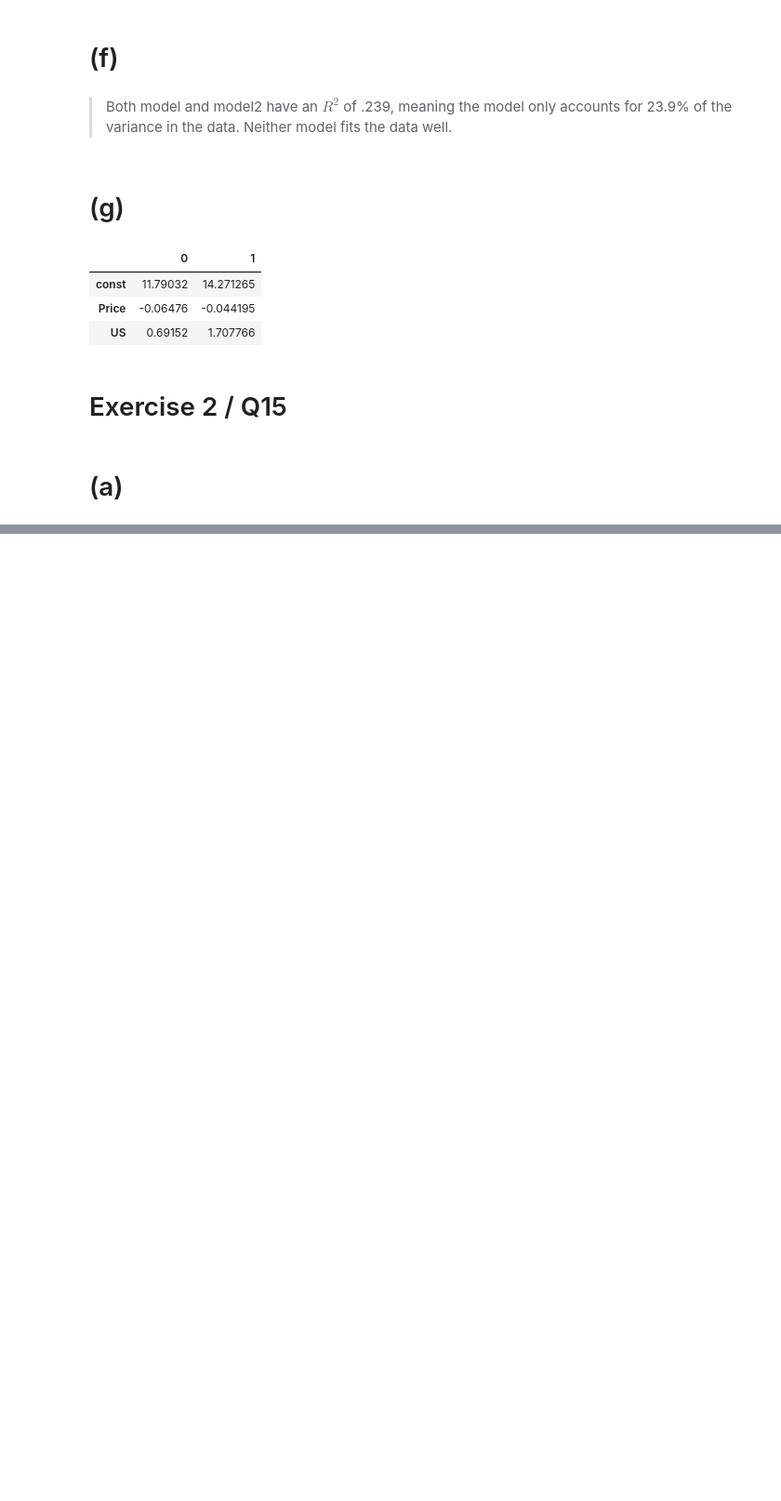
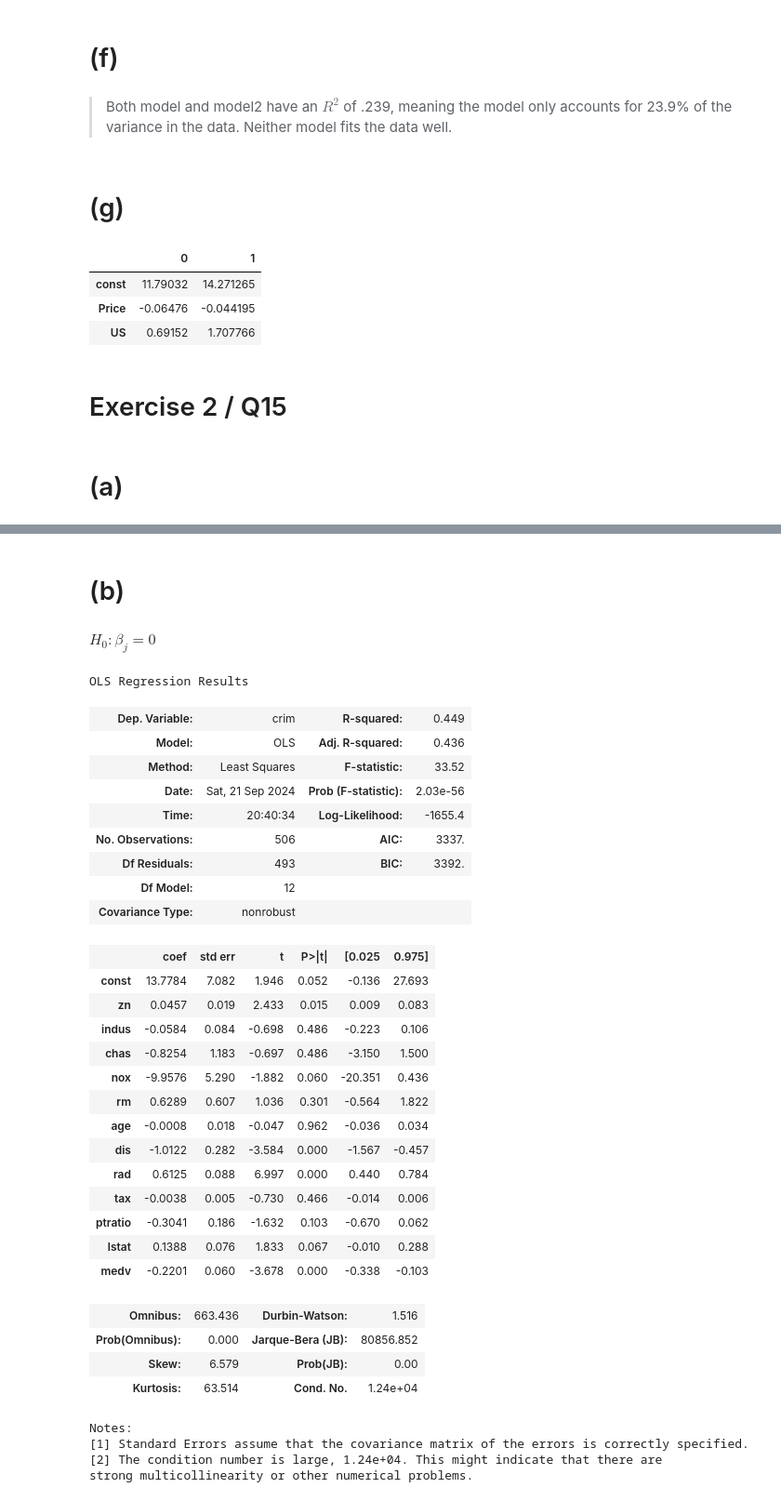
Before and after one commit to woooocoder/machine-learning, a Jupyter notebook: hw2/hw2.ipynb, the cells around one changed output, grey strips where cells are left out. Shown at 93% size. Saved outputs shown, nothing was run; the diff lists cells and outputs as text; code cells hidden in the pictures; blank space fills up the shorter version.

```diff
--- a/hw2/hw2.ipynb
+++ b/hw2/hw2.ipynb
@@ -117,0 +430,43 @@ model2.conf_int(alpha=0.05)
+# %% [markdown]
+# (b)
+# %% [markdown]
+$H_0:\beta_j=0$
+# %%
+y = Boston['crim']
+X = Boston[['zn','indus','chas','nox','rm','age','dis','rad','tax','ptratio','lstat','medv']]
+X = sm.add_constant(X)
+model = sm.OLS(y, X).fit()
+model.summary()
+# %% [output]
+OLS Regression Results
+| Dep. Variable: | crim | R-squared: | 0.449 |
+| Model: | OLS | Adj. R-squared: | 0.436 |
+| Method: | Least Squares | F-statistic: | 33.52 |
+| Date: | Sat, 21 Sep 2024 | Prob (F-statistic): | 2.03e-56 |
+| Time: | 20:40:34 | Log-Likelihood: | -1655.4 |
+| No. Observations: | 506 | AIC: | 3337. |
+| Df Residuals: | 493 | BIC: | 3392. |
+| Df Model: | 12 |  |  |
+| Covariance Type: | nonrobust |  |  |
+|  | coef | std err | t | P>|t| | [0.025 | 0.975] |
+| const | 13.7784 | 7.082 | 1.946 | 0.052 | -0.136 | 27.693 |
+| zn | 0.0457 | 0.019 | 2.433 | 0.015 | 0.009 | 0.083 |
+| indus | -0.0584 | 0.084 | -0.698 | 0.486 | -0.223 | 0.106 |
+| chas | -0.8254 | 1.183 | -0.697 | 0.486 | -3.150 | 1.500 |
+| nox | -9.9576 | 5.290 | -1.882 | 0.060 | -20.351 | 0.436 |
+| rm | 0.6289 | 0.607 | 1.036 | 0.301 | -0.564 | 1.822 |
+| age | -0.0008 | 0.018 | -0.047 | 0.962 | -0.036 | 0.034 |
+| dis | -1.0122 | 0.282 | -3.584 | 0.000 | -1.567 | -0.457 |
+| rad | 0.6125 | 0.088 | 6.997 | 0.000 | 0.440 | 0.784 |
+| tax | -0.0038 | 0.005 | -0.730 | 0.466 | -0.014 | 0.006 |
+| ptratio | -0.3041 | 0.186 | -1.632 | 0.103 | -0.670 | 0.062 |
+| lstat | 0.1388 | 0.076 | 1.833 | 0.067 | -0.010 | 0.288 |
+| medv | -0.2201 | 0.060 | -3.678 | 0.000 | -0.338 | -0.103 |
+| Omnibus: | 663.436 | Durbin-Watson: | 1.516 |
+| Prob(Omnibus): | 0.000 | Jarque-Bera (JB): | 80856.852 |
+| Skew: | 6.579 | Prob(JB): | 0.00 |
+| Kurtosis: | 63.514 | Cond. No. | 1.24e+04 |
+Notes:
+[1] Standard Errors assume that the covariance matrix of the errors is correctly specified.
+[2] The condition number is large, 1.24e+04. This might indicate that there are
+strong multicollinearity or other numerical problems.
```
Also changed, not shown: parts of 32 cells of this notebook, 1 other file.
